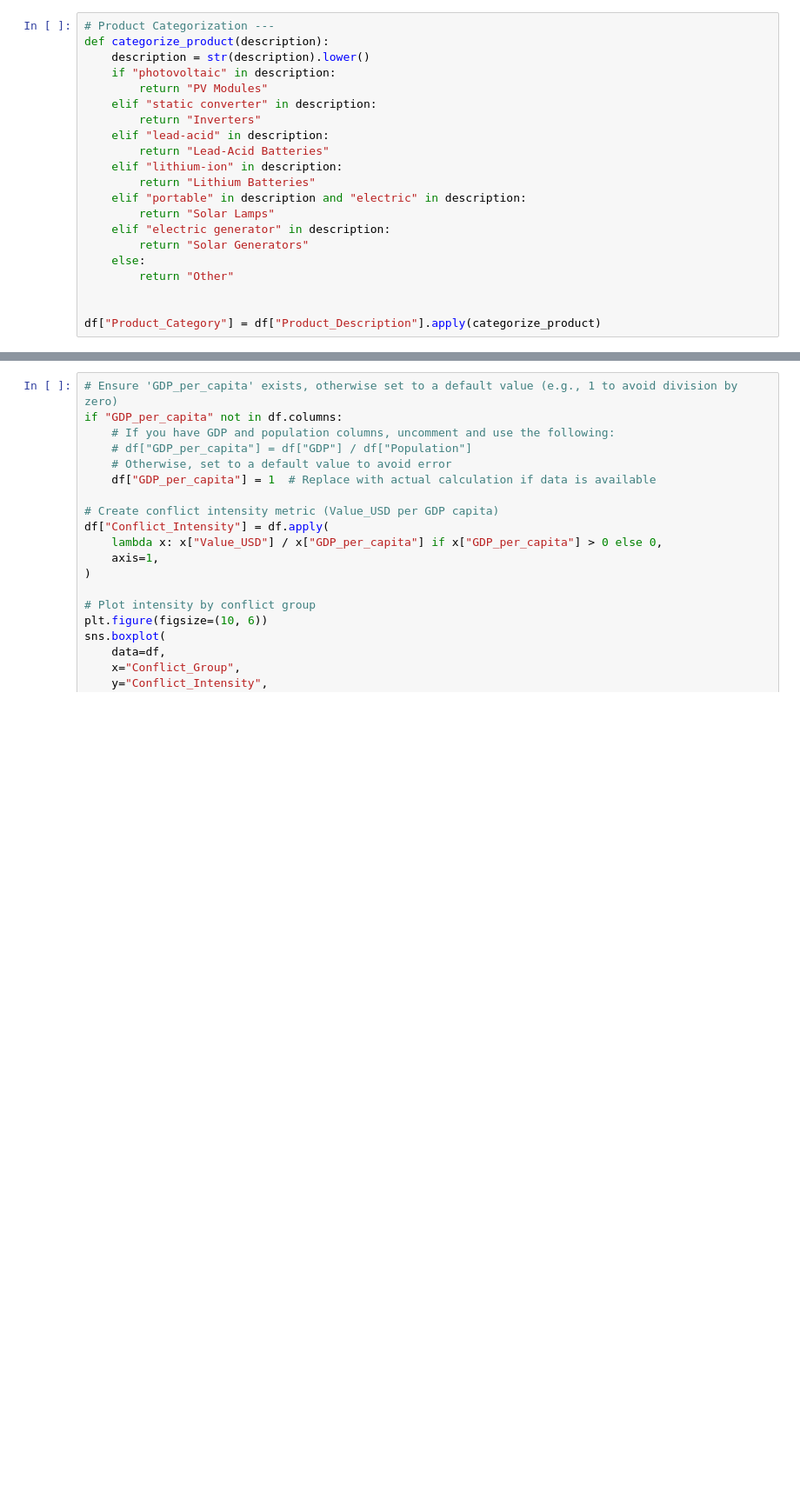
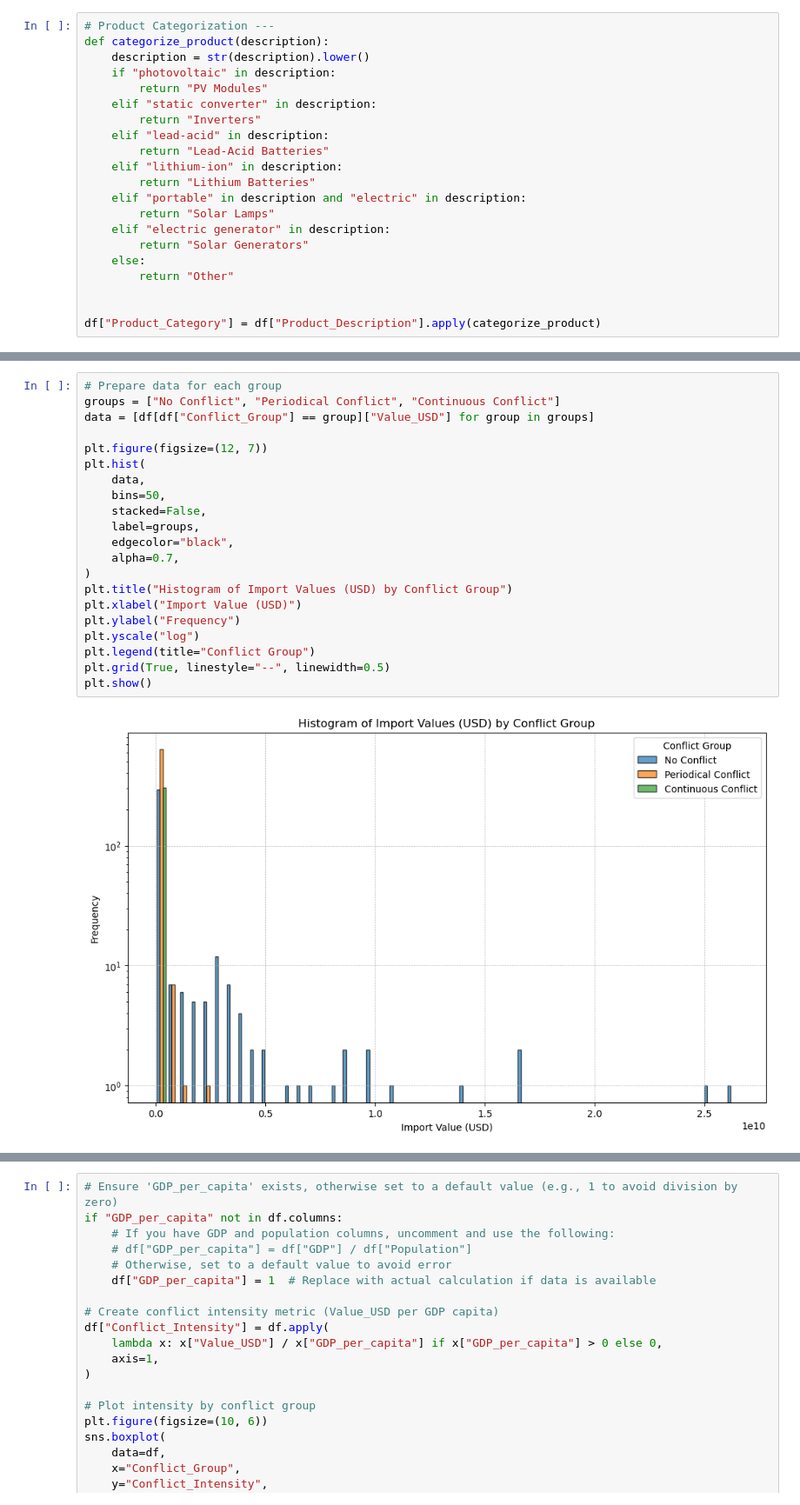
Before and after one commit to MIT-Emerging-Talent/ET6-CDSP-group-08-repo, a Jupyter notebook: 4_data_analysis/Conflict_Duration_Analysis.ipynb, the cells around one changed output, grey strips where cells are left out. Shown at 87% size. Drawn from its saved outputs; the diff is of its cells as text; blank space fills up the shorter version.

```diff
--- a/4_data_analysis/Conflict_Duration_Analysis.ipynb
+++ b/4_data_analysis/Conflict_Duration_Analysis.ipynb
@@ -234,3 +241,26 @@ Periodical Conflict Low GDP     5.166694e+06
+# %%
+# Prepare data for each group
+groups = ["No Conflict", "Periodical Conflict", "Continuous Conflict"]
+data = [df[df["Conflict_Group"] == group]["Value_USD"] for group in groups]
+
+plt.figure(figsize=(12, 7))
+plt.hist(
+    data,
+    bins=50,
+    stacked=False,
+    label=groups,
+    edgecolor="black",
+    alpha=0.7,
+)
+plt.title("Histogram of Import Values (USD) by Conflict Group")
+plt.xlabel("Import Value (USD)")
+plt.ylabel("Frequency")
+plt.yscale("log")
+plt.legend(title="Conflict Group")
+plt.grid(True, linestyle="--", linewidth=0.5)
+plt.show()
+# %% [output]
+[figure, added]
 # %%
 from statsmodels.tsa.seasonal import seasonal_decompose
 
```
Also changed, not shown: parts of 13 cells of this notebook, 2 other files.
